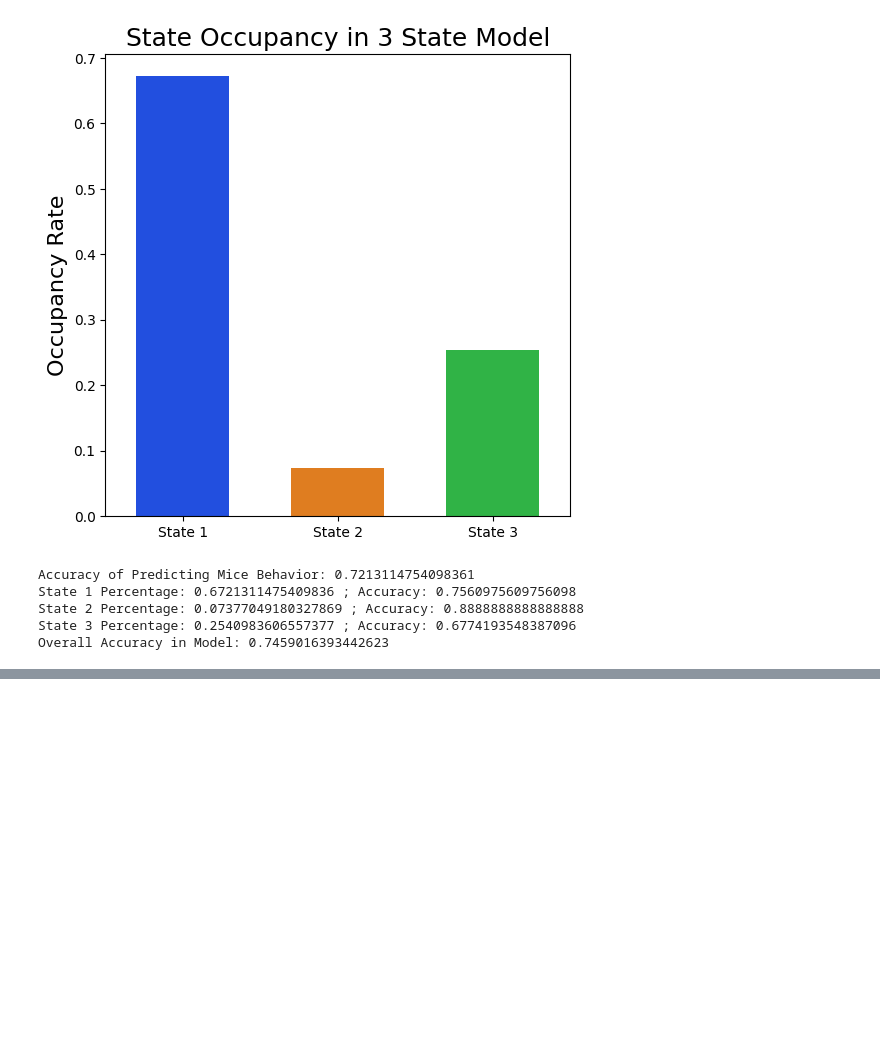
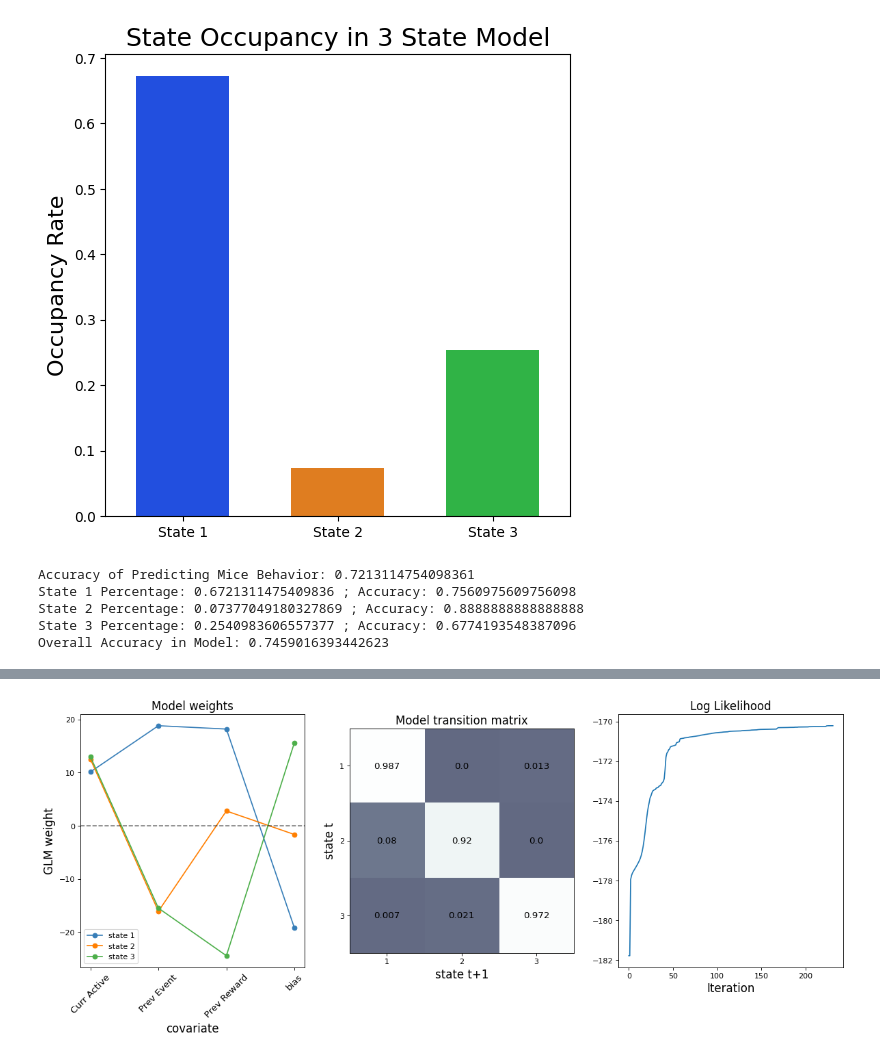
Before and after one commit to ftlabucsd/FEDUPP, a Jupyter notebook: HMM-GLM/GLM-HMM3.ipynb, the cells around one changed output, grey strips where cells are left out. Cells and saved outputs as stored; diff of their text form; code cells hidden in the pictures; blank space fills up the shorter version.

```diff
--- a/HMM-GLM/GLM-HMM3.ipynb
+++ b/HMM-GLM/GLM-HMM3.ipynb
@@ -111,0 +137,4 @@ Overall Accuracy in Model: 0.7459016393442623
+# %%
+uls.graph_model_parameters(model, log, feat)
+# %% [output]
+[figure, added]
```
Also changed, not shown: parts of 10 cells of this notebook, 4 other files.
